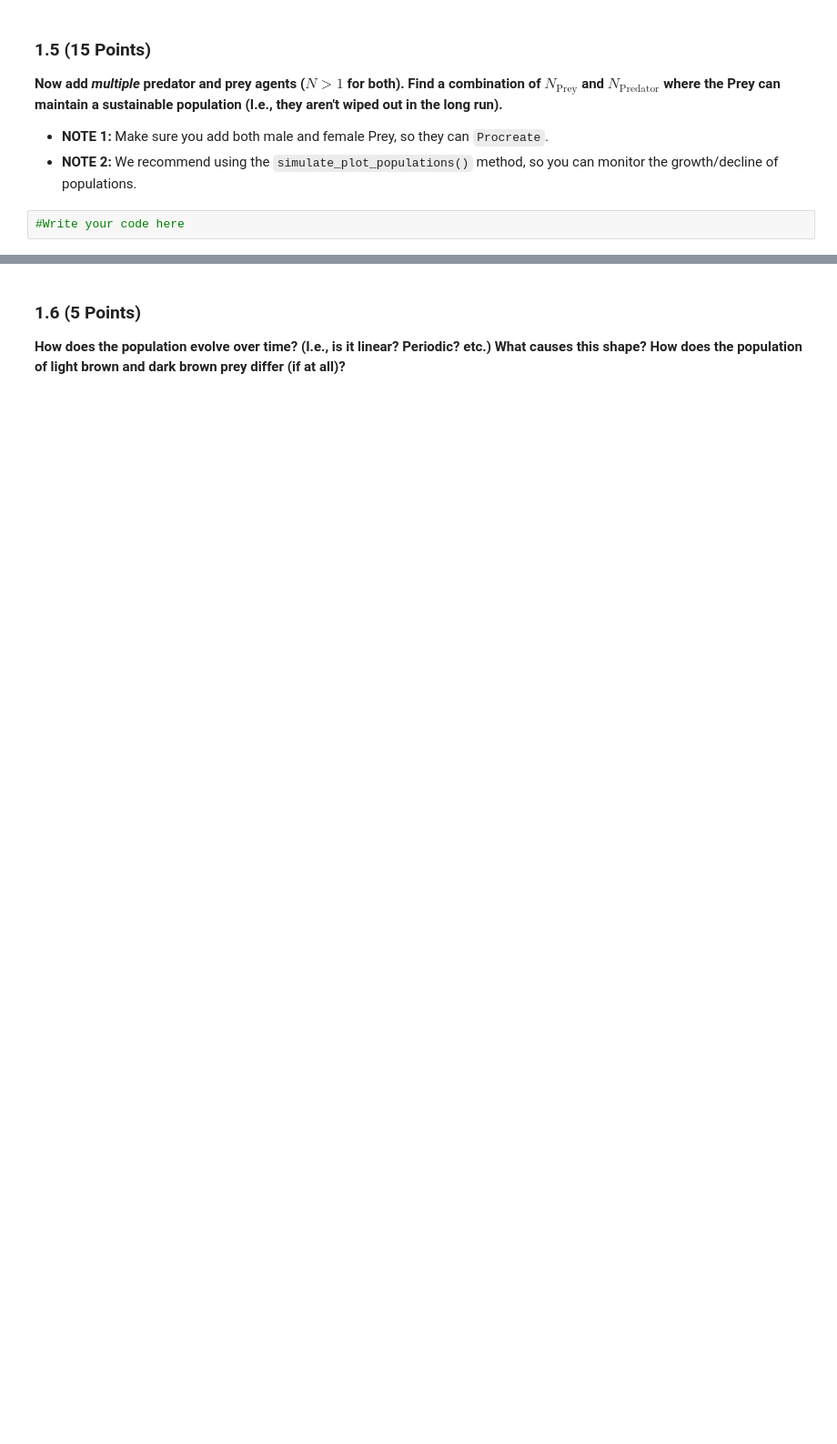
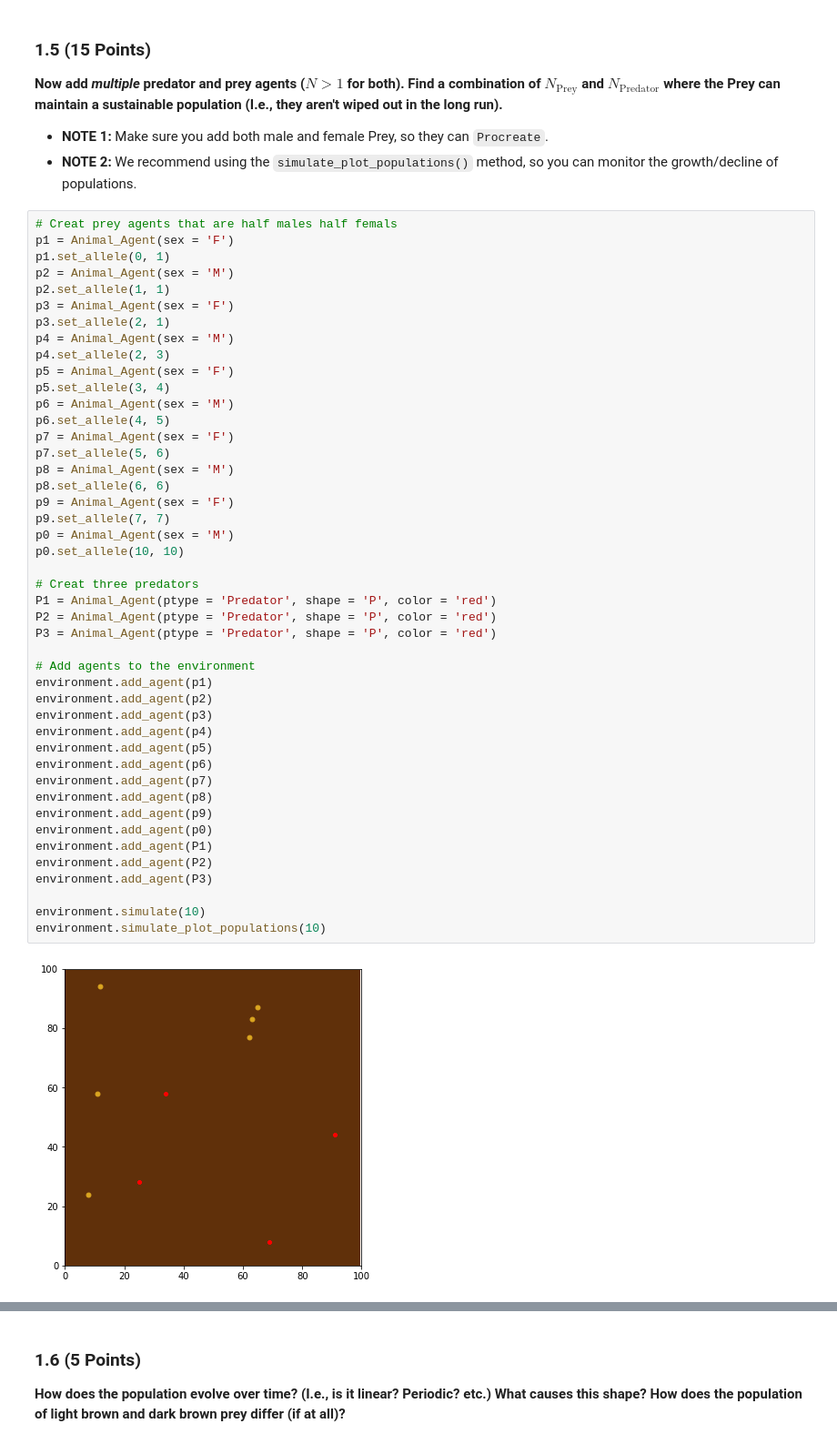
Before and after one commit to JialinQiu/CMSE202-s23-turnin, a Jupyter notebook: hw-03/HW3_ABMs_JialinQiu.ipynb, the cells around one changed output, grey strips where cells are left out. Shown: that part at 91% size. Cells and saved outputs as stored; diff of their text form; blank space fills up the shorter version.

```diff
--- a/hw-03/HW3_ABMs_JialinQiu.ipynb
+++ b/hw-03/HW3_ABMs_JialinQiu.ipynb
@@ -91,5 +114,50 @@ Construct a new `Environment` object and a new `Animal_Agent` object. Specify th
 
 - **NOTE 1:** Make sure you add both male and female Prey, so they can `Procreate`.
 - **NOTE 2:** We recommend using the `simulate_plot_populations()` method, so you can monitor the growth/decline of populations.
-# %%
-#Write your code here
+# %%
+# Creat prey agents that are half males half femals
+p1 = Animal_Agent(sex = 'F')
+p1.set_allele(0, 1)
+p2 = Animal_Agent(sex = 'M')
+p2.set_allele(1, 1)
+p3 = Animal_Agent(sex = 'F')
+p3.set_allele(2, 1)
+p4 = Animal_Agent(sex = 'M')
+p4.set_allele(2, 3)
+p5 = Animal_Agent(sex = 'F')
+p5.set_allele(3, 4)
+p6 = Animal_Agent(sex = 'M')
+p6.set_allele(4, 5)
+p7 = Animal_Agent(sex = 'F')
+p7.set_allele(5, 6)
+p8 = Animal_Agent(sex = 'M')
+p8.set_allele(6, 6)
+p9 = Animal_Agent(sex = 'F')
+p9.set_allele(7, 7)
+p0 = Animal_Agent(sex = 'M')
+p0.set_allele(10, 10)
+
+# Creat three predators
+P1 = Animal_Agent(ptype = 'Predator', shape = 'P', color = 'red')
+P2 = Animal_Agent(ptype = 'Predator', shape = 'P', color = 'red')
+P3 = Animal_Agent(ptype = 'Predator', shape = 'P', color = 'red')
+
+# Add agents to the environment
+environment.add_agent(p1)
+environment.add_agent(p2)
+environment.add_agent(p3)
+environment.add_agent(p4)
+environment.add_agent(p5)
+environment.add_agent(p6)
+environment.add_agent(p7)
+environment.add_agent(p8)
+environment.add_agent(p9)
+environment.add_agent(p0)
+environment.add_agent(P1)
+environment.add_agent(P2)
+environment.add_agent(P3)
+
+environment.simulate(10)
+environment.simulate_plot_populations(10)
+# %% [output]
+[figure, added]
```
Also changed, not shown: parts of 12 cells of this notebook, 2 other files.
